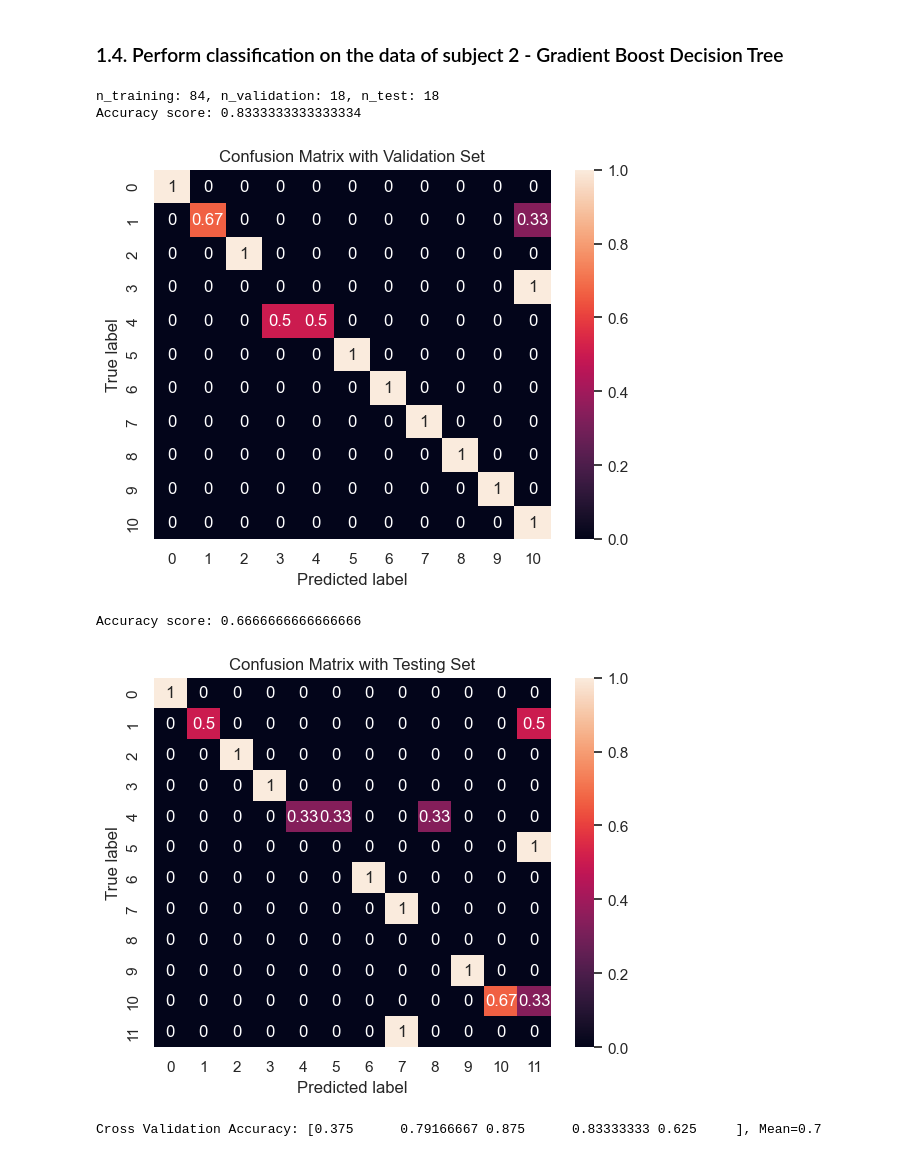
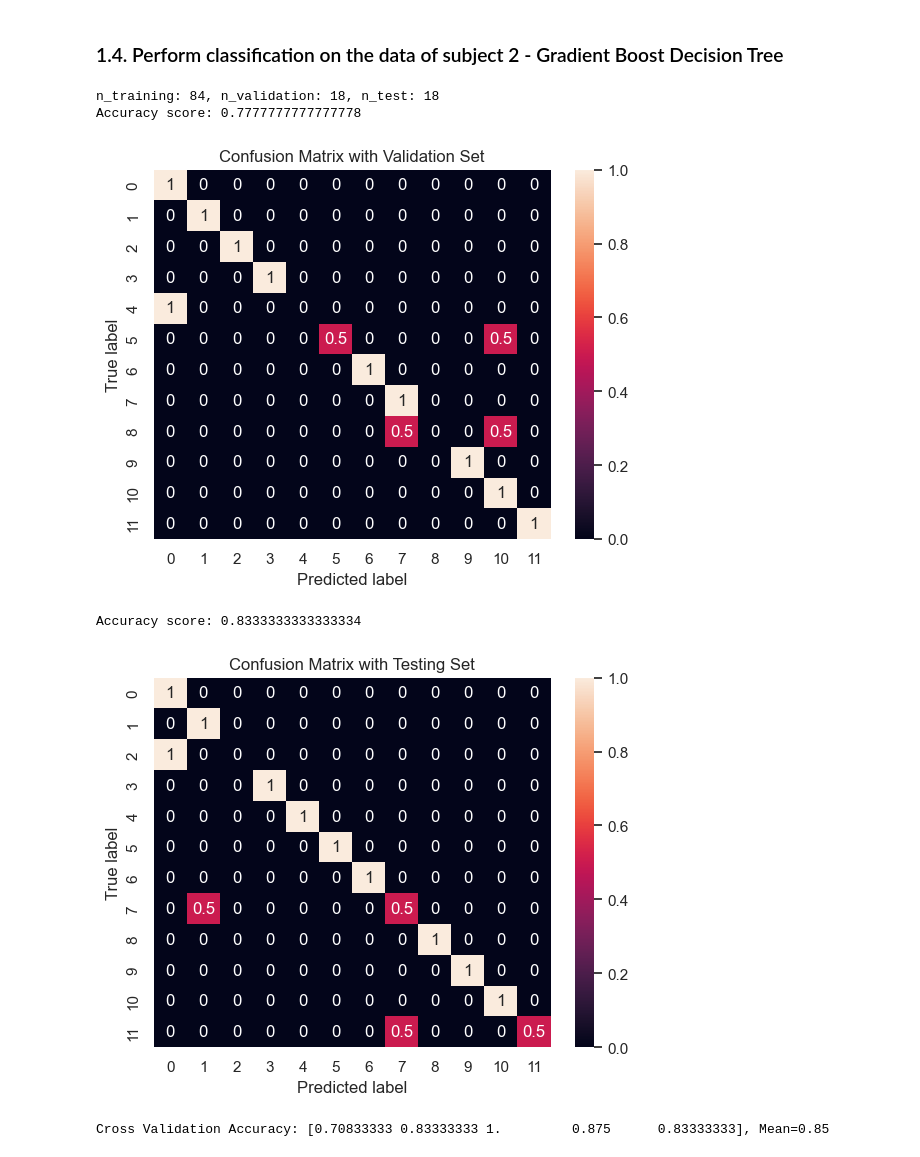
Before and after one commit to YuanshengZhou309/NSSP_Project2, a Jupyter notebook: Miniproject2-Part1-2.ipynb, the cells around one changed output. Saved outputs shown, nothing was run; the diff lists cells and outputs as text; code cells hidden in the pictures.

```diff
--- a/Miniproject2-Part1-2.ipynb
+++ b/Miniproject2-Part1-2.ipynb
@@ -269,6 +269,9 @@ def build_dataset_from_ninapro(_emg, _stimulus, _repetition, features=None, feat
 # %%
 # Define the features
 
+# Power Spectral Density (PSD)
+from scipy.signal import welch
+psd = lambda x: np.sum(welch(x, axis=0)[1], axis=0)
 # Mean absolute value (MAV)
 mav = lambda x: np.mean(np.abs(x), axis=0)
 # Standard Deviation (STD)
@@ -289,7 +292,7 @@ dataset, labels = build_dataset_from_ninapro(
     _emg=emg_filtered,
     _stimulus=stimulus,
     _repetition=repetition,
-    features=[mav, std, maxav, rms, wl, ssc],
+    features=[psd, mav, std, maxav, rms, wl, ssc],
     feature_norm=True
 )
 
@@ -299,11 +302,11 @@ sns.heatmap(dataset)
 plt.xlabel('Features')
 plt.ylabel('Samples')
 plt.yticks(range(5, 116, 10), [f'Motion #%02d' % (x+1) for x in range(12)])
-plt.xticks(range(5, 56, 10), ['mav', 'std', 'maxav', 'rms', 'wl', 'ssc'])
+plt.xticks(range(5, 66, 10), ['psd', 'mav', 'std', 'maxav', 'rms', 'wl', 'ssc'])
 
 ax = plt.gca()
-for x in range(10, dataset.shape[1], 10):  # 每隔10个特征
+for x in range(10, dataset.shape[1], 10):  # every 10 features
     ax.axvline(x=x, color='black', linestyle='-', linewidth=1.5)
-for y in range(10, dataset.shape[0], 10):  # 每隔10个样本
+for y in range(10, dataset.shape[0], 10):  # every 10 samples
     ax.axhline(y=y, color='black', linestyle='-', linewidth=1.5)
 # %% [output]
@@ -320,42 +323,42 @@ import seaborn as sns
 import matplotlib.pyplot as plt
 
 #Train:Validation:Test=70:15:15
-X_train, X_temp, y_train, y_temp = train_test_split(dataset, labels, test_size=0.3, random_state=42)
-X_val, X_test, y_val, y_test = train_test_split(X_temp, y_temp, test_size=0.5, random_state=42)
+X_train, X_temp, y_train, y_temp = train_test_split(dataset, labels, test_size=0.3, random_state=42,stratify=labels)
+X_val, X_test, y_val, y_test = train_test_split(X_temp, y_temp, test_size=0.5, random_state=42, stratify=y_temp)
 
 print(f'n_training: {X_train.shape[0]}, n_validation: {X_val.shape[0]}, n_test: {X_test.shape[0]}')
 
 # Normalizing the data
 # StandardScaler is used to scale the features so that they have a mean of 0 and a standard deviation of 1
 from sklearn.preprocessing import StandardScaler
 scaler = StandardScaler()
 X_train_z = scaler.fit_transform(X_train)
 X_val_z = scaler.transform(X_val)
 
 # Classifier
-clf = GradientBoostingClassifier(n_estimators=100, max_depth=4, learning_rate=0.1, random_state=42)
+clf = GradientBoostingClassifier(n_estimators=300, max_depth=3, learning_rate=0.1, min_samples_leaf=4,min_samples_split=2, random_state=42)
 clf.fit(X_train_z, y_train)
 
 # Predict in validation
 y_pred = clf.predict(X_val_z)
 
 # Accuracy
 accuracy = accuracy_score(y_val, y_pred)
 print(f"Accuracy score: {accuracy}")
 
 # Confusion Matrix
 confmat = confusion_matrix(y_val, y_pred, normalize="true")
 fig, ax = plt.subplots()
 
 sns.heatmap(confmat, annot=True, ax=ax)  # Use seaborn to create a heatmap of the confusion matrix
 ax.set_ylabel("True label")
 ax.set_xlabel("Predicted label")
 plt.title("Confusion Matrix with Validation Set")
 plt.show()
 # %% [output]
 n_training: 84, n_validation: 18, n_test: 18
-Accuracy score: 0.8333333333333334
+Accuracy score: 0.7777777777777778
-[figure, old version]
+[figure, new version]
 # %%
 X_test_z = scaler.transform(X_test)
 # Predict in test
@@ -375,15 +378,15 @@ ax.set_xlabel("Predicted label")
 plt.title("Confusion Matrix with Testing Set")
 plt.show()
 # %% [output]
-Accuracy score: 0.6666666666666666
+Accuracy score: 0.8333333333333334
-[figure, old version]
+[figure, new version]
 # %%
 # perform cross-validation
 from sklearn.model_selection import cross_val_score
 scores = cross_val_score(clf, dataset, labels, cv=5)
 print(f"Cross Validation Accuracy: {scores}, Mean={np.mean(scores)}")
 # %% [output]
-Cross Validation Accuracy: [0.375      0.79166667 0.875      0.83333333 0.625     ], Mean=0.7
+Cross Validation Accuracy: [0.70833333 0.83333333 1.         0.875      0.83333333], Mean=0.85
 # %%
 from sklearn.model_selection import GridSearchCV
 
```
Also changed, not shown: parts of 9 cells of this notebook.
